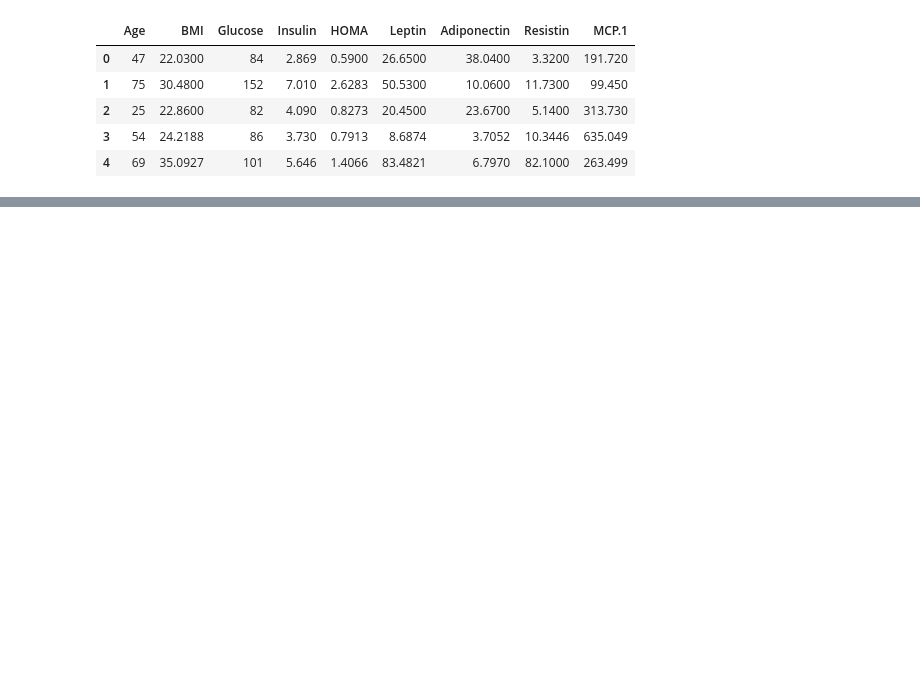
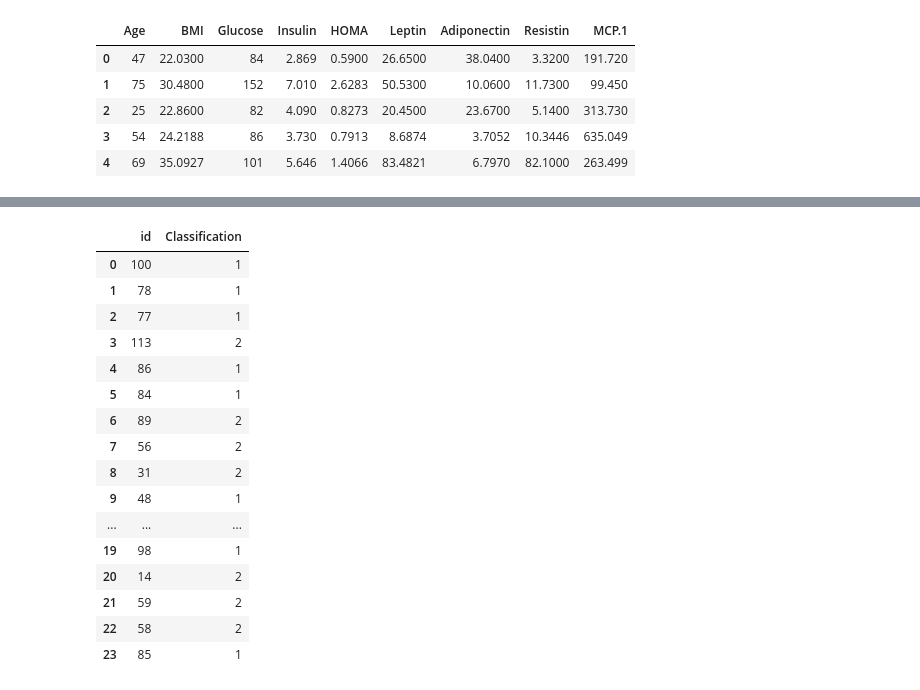
Before and after one commit to jailsonpj/neural_network, a Jupyter notebook: projetos_praticos/projeto-5/projeto 5 v.2.ipynb, the cells around one changed output, grey strips where cells are left out. Saved outputs shown, nothing was run; the diff lists cells and outputs as text; code cells hidden in the pictures; blank space fills up the shorter version.

```diff
--- a/projetos_praticos/projeto-5/projeto 5 v.2.ipynb
+++ b/projetos_praticos/projeto-5/projeto 5 v.2.ipynb
@@ -63,0 +111,2 @@ accuracy_score(y_test,y_pred)
+# %%
+y_pred = clf.predict(data_test)
@@ -63,0 +118,2 @@ accuracy_score(y_test,y_pred)
+# %%
+id_test=np.array(id_test)
@@ -63,0 +125,28 @@ accuracy_score(y_test,y_pred)
+# %%
+data = {
+    'id':id_test,
+    'Classification':y_pred
+}
+# %%
+out = pd.DataFrame(data,columns=['id','Classification'])
+# %%
+#out.to_csv('submission.csv',index=False)
+out
+# %% [output]
+|  | id | Classification |
+| 0 | 100 | 1 |
+| 1 | 78 | 1 |
+| 2 | 77 | 1 |
+| 3 | 113 | 2 |
+| 4 | 86 | 1 |
+| 5 | 84 | 1 |
+| 6 | 89 | 2 |
+| 7 | 56 | 2 |
+| 8 | 31 | 2 |
+| 9 | 48 | 1 |
+| ... | ... | ... |
+| 19 | 98 | 1 |
+| 20 | 14 | 2 |
+| 21 | 59 | 2 |
+| 22 | 58 | 2 |
+| 23 | 85 | 1 |
```
Also changed, not shown: parts of 14 cells of this notebook, 2 other files.
